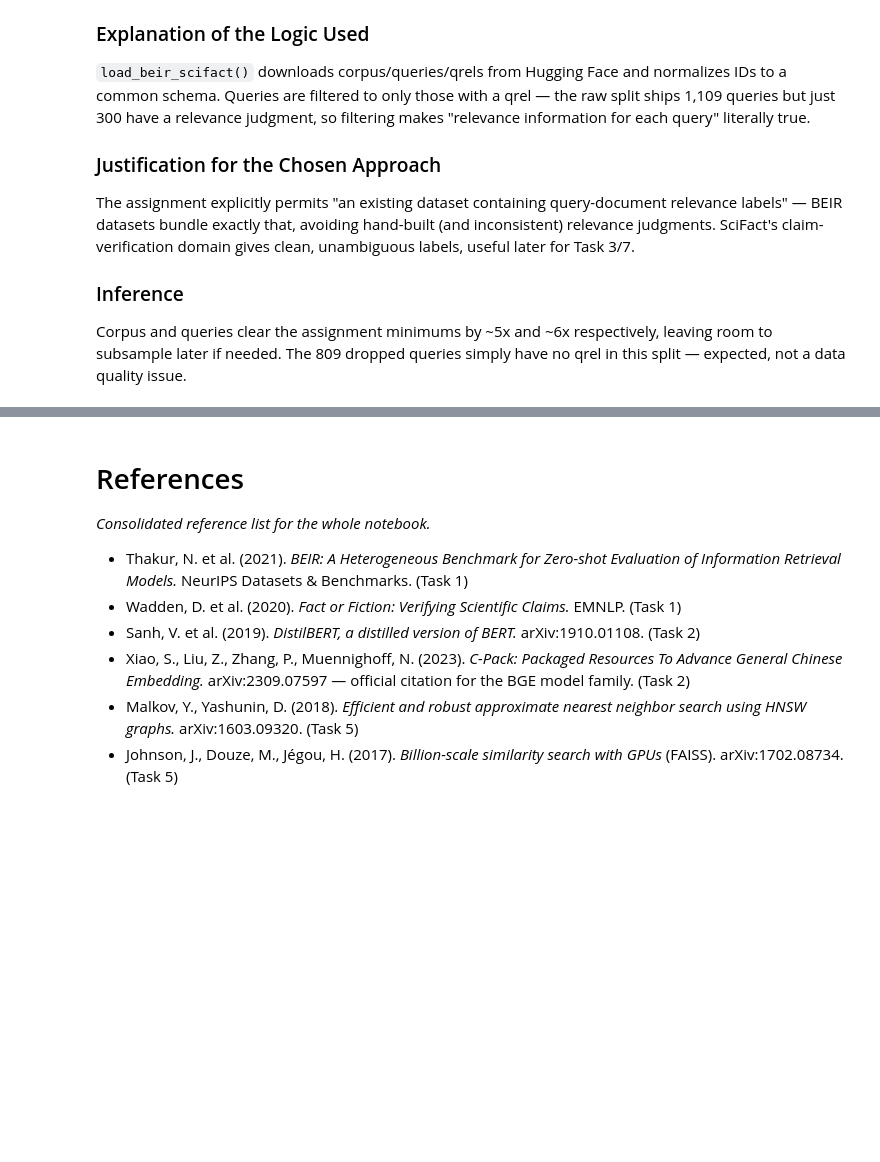
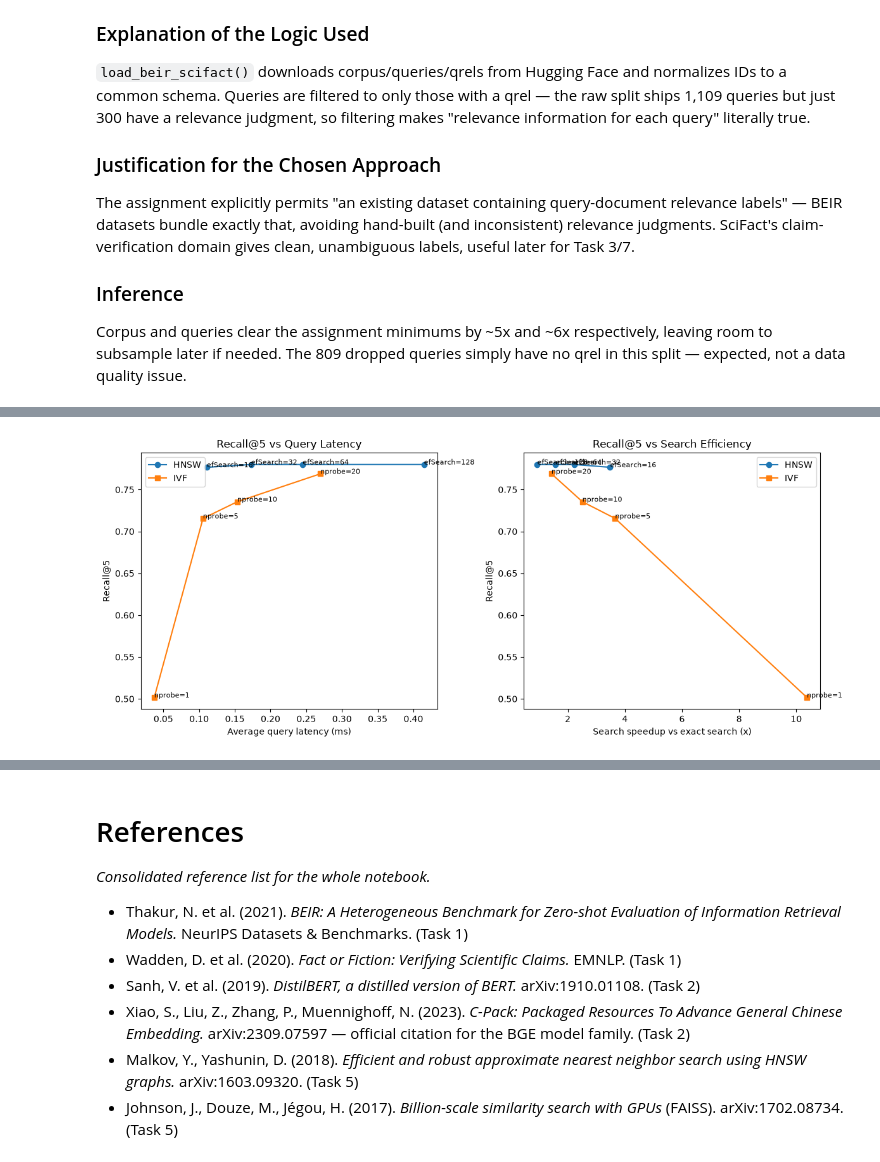
Before and after one commit to sanjaykumarpushadapu/MTech, a Jupyter notebook: 2026-2027-Sem1/AIMLCZG521-ConversationalAI/ass-1/PS2_Group129.ipynb, the cells around one changed output, grey strips where cells are left out. Drawn from its saved outputs; the diff is of its cells as text; code cells hidden in the pictures; blank space fills up the shorter version.

```diff
--- a/2026-2027-Sem1/AIMLCZG521-ConversationalAI/ass-1/PS2_Group129.ipynb
+++ b/2026-2027-Sem1/AIMLCZG521-ConversationalAI/ass-1/PS2_Group129.ipynb
@@ -1055,0 +858,19 @@ Picking queries by length deliberately (not randomly) guarantees the short/long
+# %%
+# Purpose: sweep nprobe (IVF's search-time recall/speed knob,
+# number of clusters checked per query) across 4 values and evaluate each.
+if ivf_index is not None:
+    NLIST = ivf_index.nlist
+    for nprobe in (1, 5, 10, 20):
+        ivf_index.nprobe = nprobe
+        row = evaluate_index(ivf_index, "IVF", "nprobe", nprobe, avg_latency)
+        # Fraction of clusters probed * total vectors approximates candidates examined
+        row["candidate_vectors_estimate"] = round(nprobe / NLIST * len(corpus_df))
+        ann_rows.append(row)
+        print(f"IVF nprobe={nprobe:>3}: Recall@5={row['recall_at_5']:.3f}, "
+              f"latency={row['avg_latency_s']*1000:.3f}ms, speedup={row['speedup_vs_exact'] if row['speedup_vs_exact'] is None else round(row['speedup_vs_exact'],2)}x")
+
+    ann_results_df = pd.DataFrame(ann_rows)
+    ann_results_df
+else:
+    ann_results_df = None
+    print("Skipped -- needs ivf_index from the cell above (requires faiss-cpu).")
@@ -1055,0 +899,33 @@ Picking queries by length deliberately (not randomly) guarantees the short/long
+# %%
+# Purpose: two required plots -- Recall@5 vs query latency, and
+# Recall@5 vs search efficiency (speedup relative to exact search) -- with
+# HNSW and IVF configurations shown as separate series.
+import matplotlib.pyplot as plt
+
+if ann_results_df is not None:
+    fig, axes = plt.subplots(1, 2, figsize=(12, 5))
+    for method, marker in (("HNSW", "o"), ("IVF", "s")):
+        sub = ann_results_df[ann_results_df["method"] == method]
+        axes[0].plot(sub["avg_latency_s"] * 1000, sub["recall_at_5"], marker=marker, label=method)
+        axes[1].plot(sub["speedup_vs_exact"], sub["recall_at_5"], marker=marker, label=method)
+        for _, r in sub.iterrows():
+            label = f"{r['param_name']}={r['param_value']}"
+            axes[0].annotate(label, (r["avg_latency_s"] * 1000, r["recall_at_5"]), fontsize=8)
+            axes[1].annotate(label, (r["speedup_vs_exact"], r["recall_at_5"]), fontsize=8)
+
+    axes[0].set_xlabel("Average query latency (ms)")
+    axes[0].set_ylabel("Recall@5")
+    axes[0].set_title("Recall@5 vs Query Latency")
+    axes[0].legend()
+
+    axes[1].set_xlabel("Search speedup vs exact search (x)")
+    axes[1].set_ylabel("Recall@5")
+    axes[1].set_title("Recall@5 vs Search Efficiency")
+    axes[1].legend()
+
+    plt.tight_layout()
+    plt.show()
+else:
+    print("Skipped -- needs ann_results_df from Task 5.")
+# %% [output]
+[figure, added]
```
Also changed, not shown: parts of 69 cells of this notebook, 4 other files.
